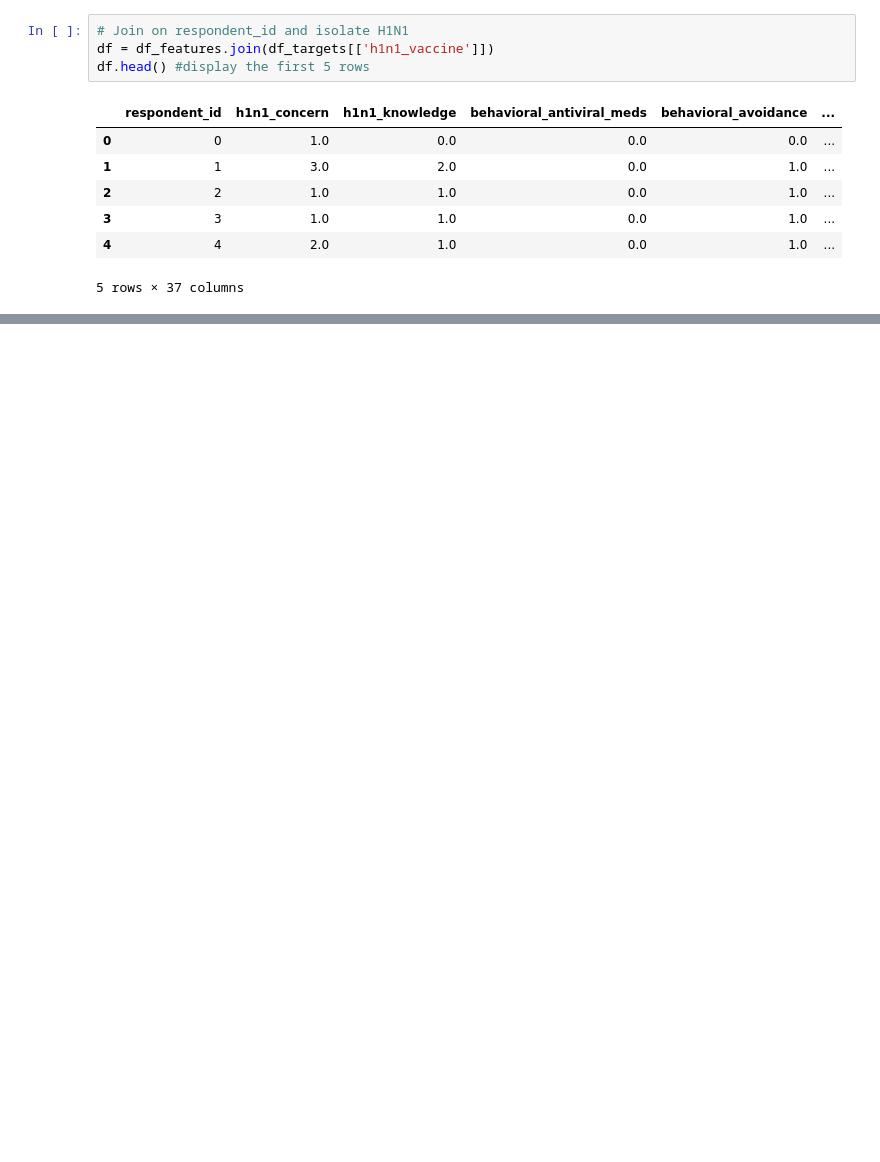
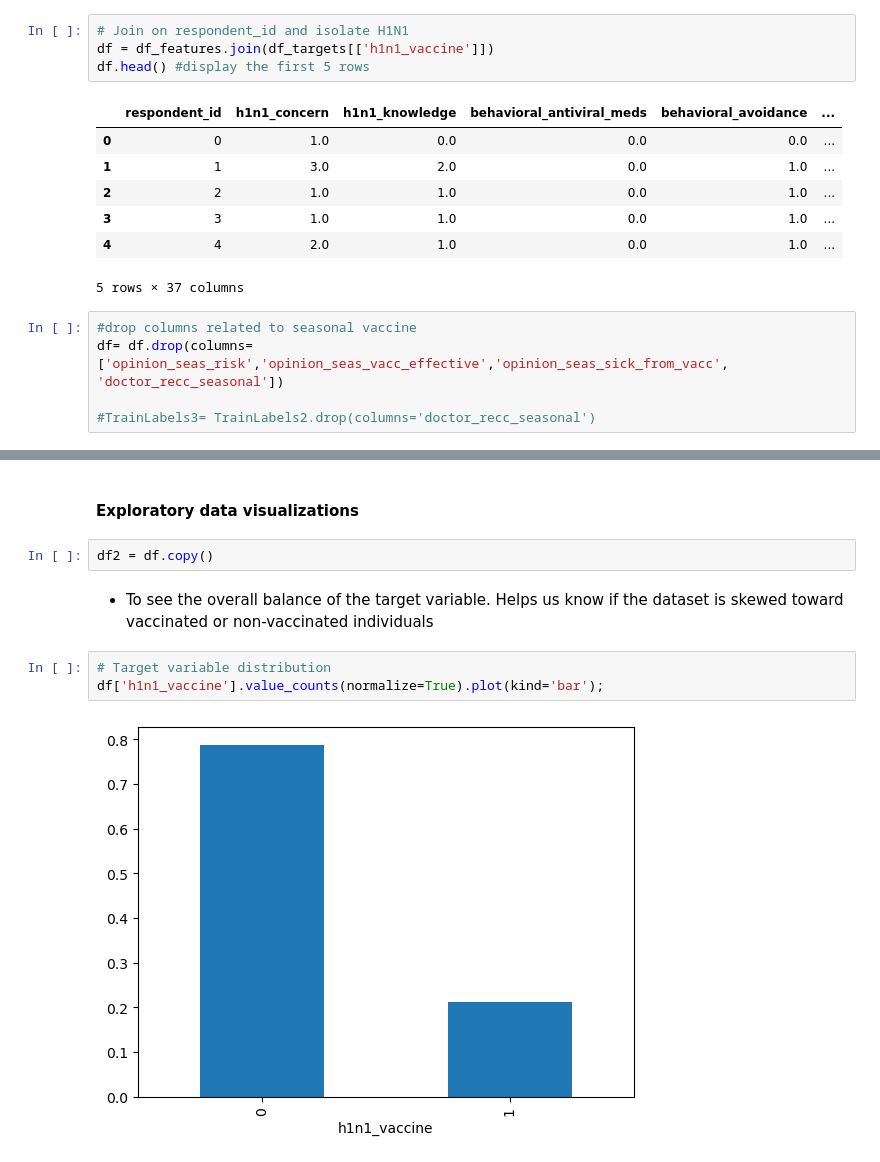
Before and after one commit to danielowuor/H1N1-flu-vaccine, a Jupyter notebook: h1n1_vaccine_analysis.ipynb, the cells around one changed output, grey strips where cells are left out. Drawn from its saved outputs; the diff is of its cells as text; blank space fills up the shorter version.

Commit message:
Add EDA visuals for H1N1 vaccination analysis

```diff
--- a/h1n1_vaccine_analysis.ipynb
+++ b/h1n1_vaccine_analysis.ipynb
@@ -126,6 +138,11 @@ df.head() #display the first 5 rows
 | 3 | 3 | 1.0 | 1.0 | 0.0 | 1.0 | ... |
 | 4 | 4 | 2.0 | 1.0 | 0.0 | 1.0 | ... |
 5 rows × 37 columns
+# %%
+#drop columns related to seasonal vaccine
+df= df.drop(columns=['opinion_seas_risk','opinion_seas_vacc_effective','opinion_seas_sick_from_vacc', 'doctor_recc_seasonal'])
+
+#TrainLabels3= TrainLabels2.drop(columns='doctor_recc_seasonal')
 # %%
 df.shape #number of columns and rows for the dataset
 # %% [output]
@@ -165,0 +183,11 @@ df.describe()
+# %% [markdown]
+#### Exploratory data visualizations
+# %%
+df2 = df.copy()
+# %% [markdown]
+- To see the overall balance of the target variable. Helps us know if the dataset is skewed toward vaccinated or non-vaccinated individuals
+# %%
+# Target variable distribution
+df['h1n1_vaccine'].value_counts(normalize=True).plot(kind='bar');
+# %% [output]
+[figure, added]
```
Also changed, not shown: parts of 27 cells of this notebook.
